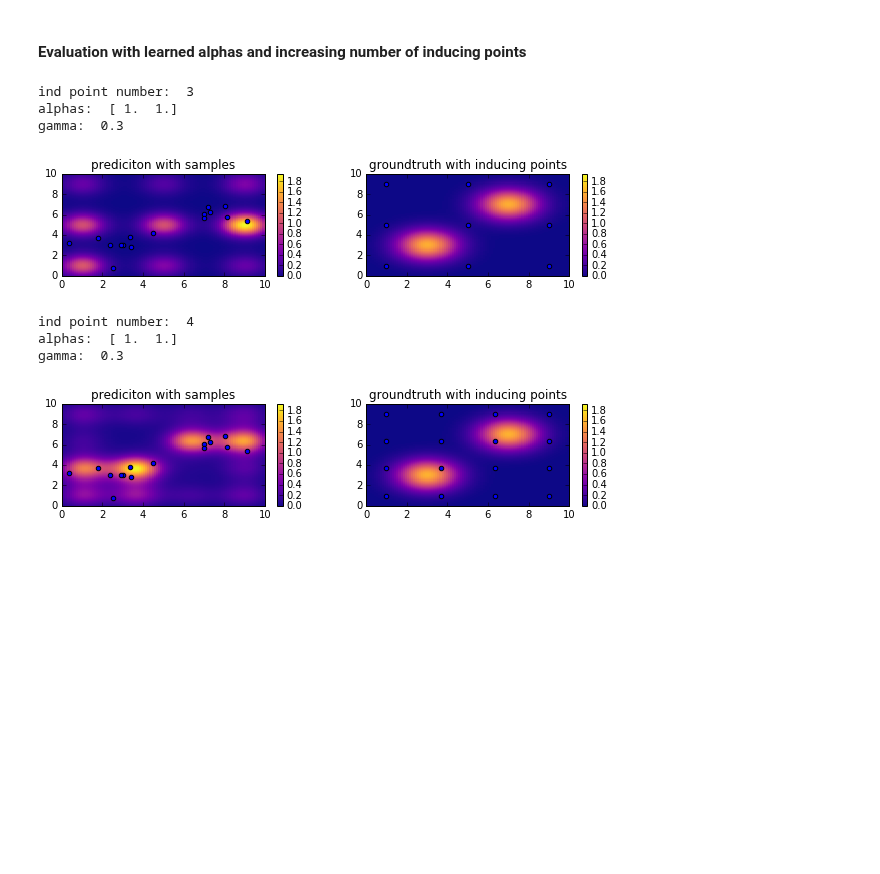
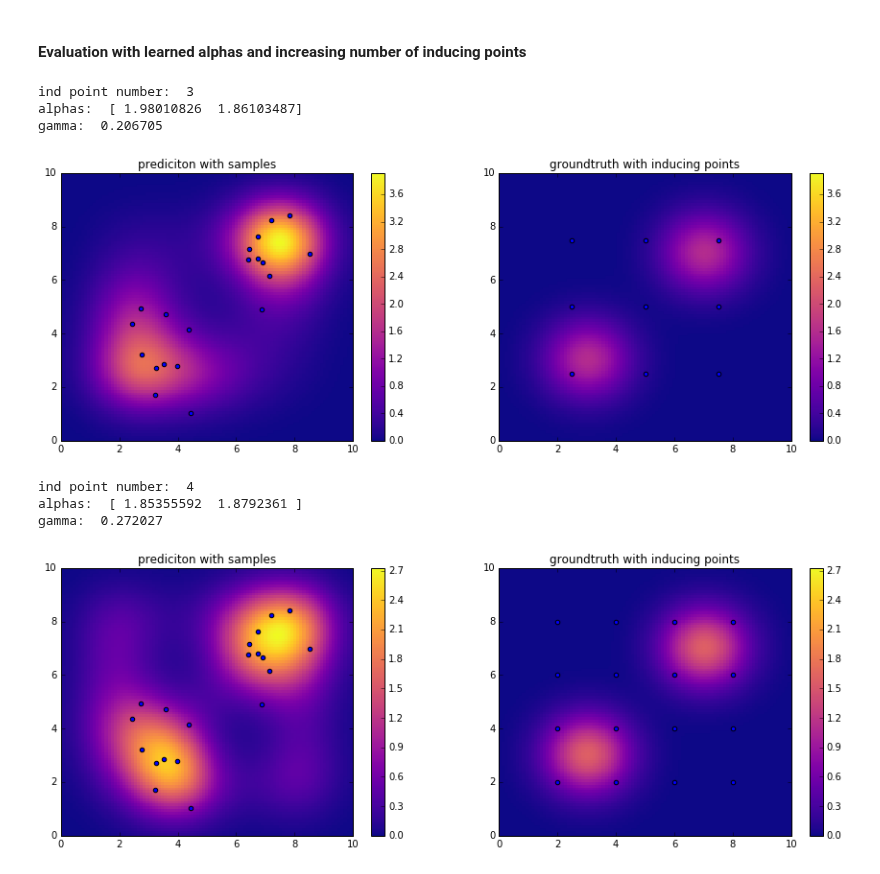
Before and after one commit to maxkohlbrenner/pmai-vi-gpmpp, a Jupyter notebook: main.ipynb, the cells around one changed output. Cells and saved outputs as stored; diff of their text form; code cells hidden in the pictures; blank space fills up the shorter version.

```diff
--- a/main.ipynb
+++ b/main.ipynb
@@ -43,13 +46,9 @@ def double_blob(x):
     return (blob_1 + blob_2) * 10
 # %%
 res = 100
+Tlims = np.array([[0, 10], [0, 10]])
 
-Tmin = 0
-Tmax = 10
-
-xx, yy = np.meshgrid(np.linspace(Tmin, Tmax, res), np.linspace(Tmin, Tmax, res))
-
-X = np.array([xx, yy]).transpose(1,2,0).reshape(res**2, 2)
+X = build_2d_grid(Tlims, res)
 vals = double_blob(X).reshape(res,res)
 
 plt.imshow(vals, interpolation='none', origin='lower')
@@ -57,7 +56,7 @@ plt.show()
 # %% [output]
 [figure]
 # %%
-samples, _, _, _, _, _ = get_scp_samples(double_blob, np.array([[Tmin, Tmax], [Tmin,Tmax]]), 10)
+samples, _, _, _, _, _ = get_scp_samples(double_blob, Tlims, 10)
 # %%
 # sampled data:
 plt.scatter(samples[:,0], samples[:,1], linewidth=0.1, alpha=.7)
@@ -69,58 +68,56 @@ plt.show()
 # %% [markdown]
 #### Evaluation with learned alphas and increasing number of inducing points
 # %%
-train_hyperparameters = False
+## ######## ##
+# PARAMETERS #
+## ######## ##
+train_hyperparameters = True
+ind_point_nums        = [3, 4]
 
-#evaluation grid
 eval_res = 100
-eval_x = np.linspace(Tmin, Tmax, eval_res)[:,na]
-eval_y = np.linspace(Tmin, Tmax, eval_res)[:,na]
-xx_eval, yy_eval = np.meshgrid(eval_x, eval_y)
-eval_grid = np.array([xx_eval, yy_eval]).transpose(1,2,0).reshape(eval_res**2, 2)
 
-ind_point_nums = [3, 4]
+# build_evaluation_grid
+eval_grid = build_2d_grid(Tlims, eval_res)
 
-counter = 1
-for i in ind_point_nums:
+for n_ind, i in enumerate(ind_point_nums):
 
-    m_opt, S_opt, Kzz_inv_opt, alphas_opt, Z_opt,gamma_opt = train_parameters(samples, i, train_hyperparameters=train_hyperparameters)
-    lam_vals = evaluation(m_opt,S_opt,Kzz_inv_opt,alphas_opt,gamma_opt,Z_opt,eval_grid)
+    m_opt, S_opt, Kzz_inv_opt, alphas_opt, Z_opt,gamma_opt = train_parameters(samples, i, Tlims, train_hyperparameters=train_hyperparameters)
+    lam_vals = evaluation(m_opt,S_opt,Kzz_inv_opt,alphas_opt,gamma_opt,Z_opt, eval_grid)
 
     #plots
-    cmap = plt.get_cmap('plasma')
-
-    fig = plt.figure(figsize=(10,15))
-
+    fig = plt.figure(figsize=(15, 5))
     max_value = np.max([np.max(vals), np.max(lam_vals)])
     norm = mpl.colors.Normalize(vmin=0, vmax=max_value)
 
     print("ind point number: ",i)
     print("alphas: ",alphas_opt)
     print("gamma: ",gamma_opt)
-    ax0 = ax0 = plt.subplot(7,2,counter)
-    im = ax0.pcolormesh(xx_eval, yy_eval, lam_vals.reshape(eval_res,eval_res), cmap=cmap, norm=norm)
+
+    xx, yy = np.meshgrid(np.linspace(Tlims[0,0], Tlims[0,1], eval_res), np.linspace(Tlims[1,0], Tlims[1,1], eval_res))
+
+    ax0 = plt.subplot(1,2,1)
+    im = ax0.pcolormesh(xx, yy, lam_vals.reshape(eval_res,eval_res), cmap=cmap, norm=norm)
     fig.colorbar(im, ax=ax0)
     ax0.set_title('prediciton with samples')
     ax0.scatter(samples[:,0], samples[:,1])
-    plt.xlim(Tmin, Tmax)
-    plt.ylim(Tmin, Tmax)
+    plt.xlim(Tlims[0,0], Tlims[0,1])
+    plt.ylim(Tlims[1,0], Tlims[1,1])
 
-    ax1 = ax0 = plt.subplot(7,2,counter+1)
+    ax1 = plt.subplot(1,2, 2)
     im1 = ax1.pcolormesh(xx, yy, vals, cmap=cmap,norm=norm)
     fig.colorbar(im1, ax=ax1)
     ax1.set_title('groundtruth with inducing points')
     ax1.scatter(Z_opt[:, 0], Z_opt[:,1])
-    plt.xlim(Tmin, Tmax)
-    plt.ylim(Tmin, Tmax)
-    counter += 2
+    plt.xlim(Tlims[0,0], Tlims[0,1])
+    plt.ylim(Tlims[1,0], Tlims[1,1])
     #plt.savefig('results/' + run_prefix + '_result.png', dpi=300)
     plt.show()
 # %% [output]
 ind point number:  3
-alphas:  [ 1.  1.]
-gamma:  0.3
+alphas:  [ 1.98010826  1.86103487]
+gamma:  0.206705
-[figure, old version]
+[figure, new version]
 ind point number:  4
-alphas:  [ 1.  1.]
-gamma:  0.3
+alphas:  [ 1.85355592  1.8792361 ]
+gamma:  0.272027
-[figure, old version]
+[figure, new version]
```
Also changed, not shown: parts of 3 cells of this notebook.
